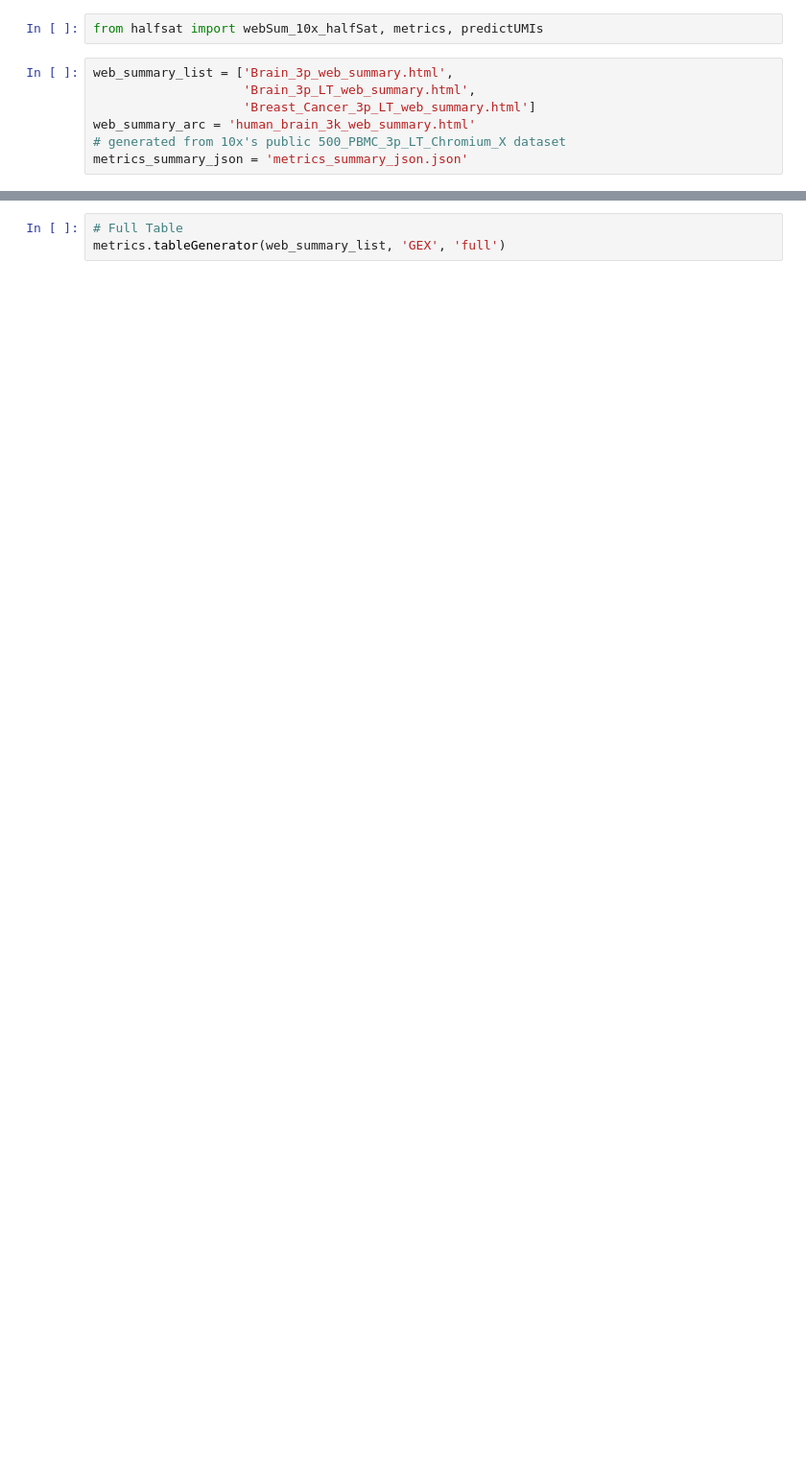
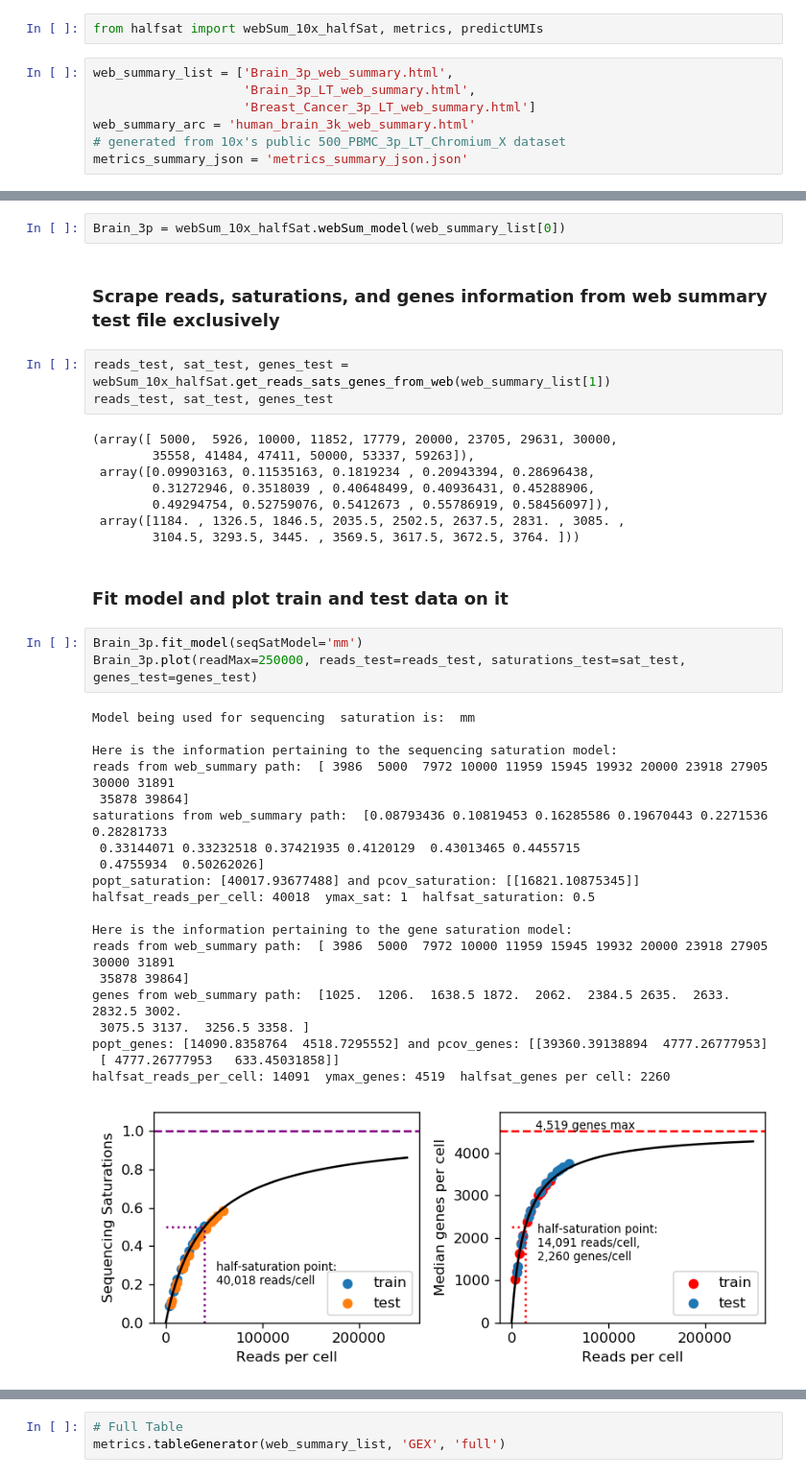
Before and after one commit to jpreall/halfsat, a Jupyter notebook: Example/halfSat-example.ipynb, the cells around one changed output, grey strips where cells are left out. Shown at 96% size. Saved outputs shown, nothing was run; the diff lists cells and outputs as text; blank space fills up the shorter version.

Commit message:
Update halfSat-example based on new class structure

```diff
--- a/Example/halfSat-example.ipynb
+++ b/Example/halfSat-example.ipynb
@@ -116,0 +66,41 @@ predictUMIs.plotUMIcurve(metrics_summary_json, readMax=175000, readsDesired=1500
+# %%
+Brain_3p = webSum_10x_halfSat.webSum_model(web_summary_list[0])
+# %% [markdown]
+### Scrape reads, saturations, and genes information from web summary test file exclusively
+# %%
+reads_test, sat_test, genes_test = webSum_10x_halfSat.get_reads_sats_genes_from_web(web_summary_list[1])
+reads_test, sat_test, genes_test
+# %% [output]
+(array([ 5000,  5926, 10000, 11852, 17779, 20000, 23705, 29631, 30000,
+        35558, 41484, 47411, 50000, 53337, 59263]),
+ array([0.09903163, 0.11535163, 0.1819234 , 0.20943394, 0.28696438,
+        0.31272946, 0.3518039 , 0.40648499, 0.40936431, 0.45288906,
+        0.49294754, 0.52759076, 0.5412673 , 0.55786919, 0.58456097]),
+ array([1184. , 1326.5, 1846.5, 2035.5, 2502.5, 2637.5, 2831. , 3085. ,
+        3104.5, 3293.5, 3445. , 3569.5, 3617.5, 3672.5, 3764. ]))
+# %% [markdown]
+### Fit model and plot train and test data on it
+# %%
+Brain_3p.fit_model(seqSatModel='mm')
+Brain_3p.plot(readMax=250000, reads_test=reads_test, saturations_test=sat_test, genes_test=genes_test)
+# %% [output]
+Model being used for sequencing  saturation is:  mm
+
+Here is the information pertaining to the sequencing saturation model:
+reads from web_summary path:  [ 3986  5000  7972 10000 11959 15945 19932 20000 23918 27905 30000 31891
+ 35878 39864]
+saturations from web_summary path:  [0.08793436 0.10819453 0.16285586 0.19670443 0.2271536  0.28281733
+ 0.33144071 0.33232518 0.37421935 0.4120129  0.43013465 0.4455715
+ 0.4755934  0.50262026]
+popt_saturation: [40017.93677488] and pcov_saturation: [[16821.10875345]]
+halfsat_reads_per_cell: 40018  ymax_sat: 1  halfsat_saturation: 0.5
+
+Here is the information pertaining to the gene saturation model:
+reads from web_summary path:  [ 3986  5000  7972 10000 11959 15945 19932 20000 23918 27905 30000 31891
+ 35878 39864]
+genes from web_summary path:  [1025.  1206.  1638.5 1872.  2062.  2384.5 2635.  2633.  2832.5 3002.
+ 3075.5 3137.  3256.5 3358. ]
+popt_genes: [14090.8358764  4518.7295552] and pcov_genes: [[39360.39138894  4777.26777953]
+ [ 4777.26777953   633.45031858]]
+halfsat_reads_per_cell: 14091  ymax_genes: 4519  halfsat_genes per cell: 2260
+[figure, added]
```
Also changed, not shown: parts of 22 cells of this notebook.
